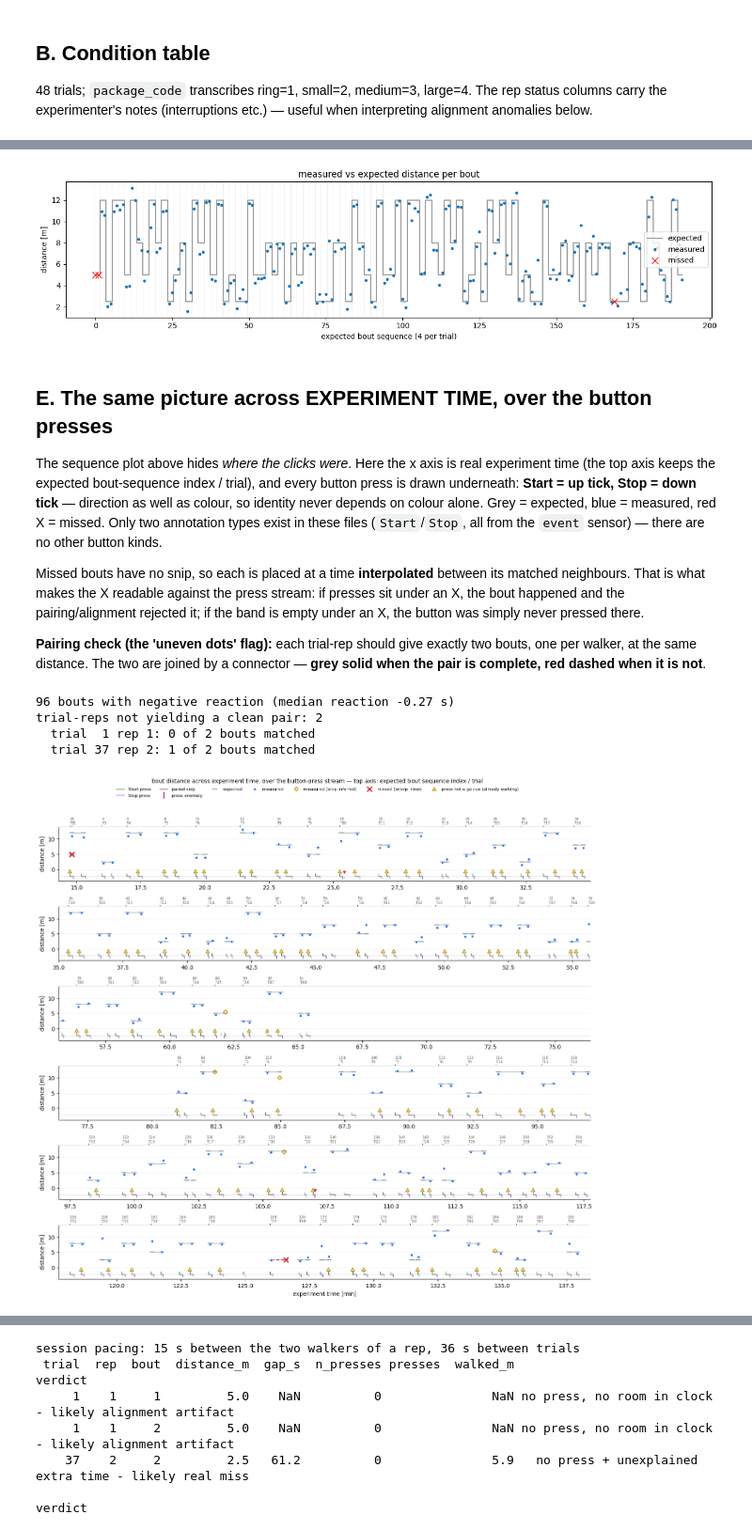
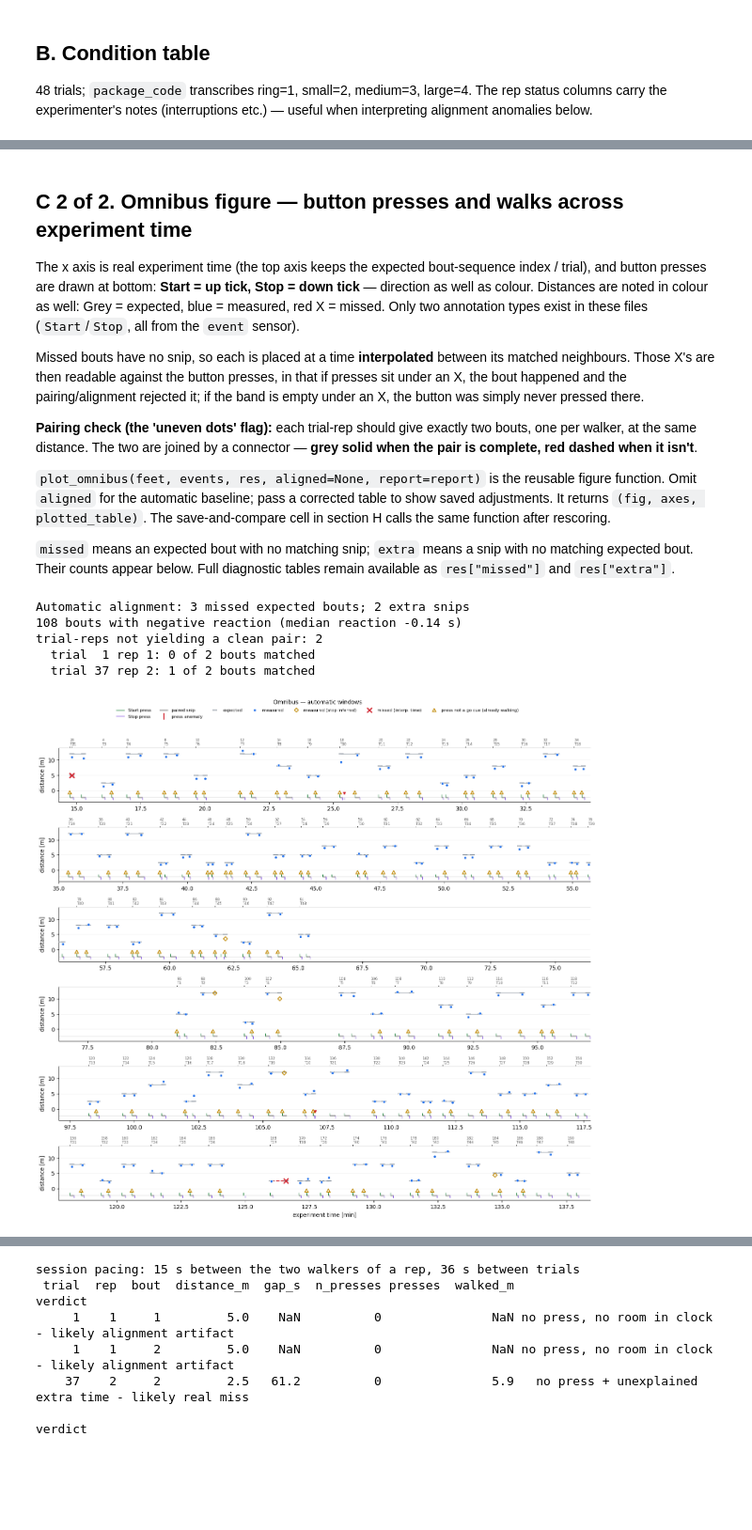
Before and after one commit to jeremydwong/stride_estimation_imu, a Jupyter notebook: notebooks/demo_brock_s07_s08_auto.ipynb, the cells around one changed output, grey strips where cells are left out. Shown at 94% size. Cells and saved outputs as stored; diff of their text form; code cells hidden in the pictures; blank space fills up the shorter version.

```diff
--- a/notebooks/demo_brock_s07_s08_auto.ipynb
+++ b/notebooks/demo_brock_s07_s08_auto.ipynb
@@ -113,24 +189,3 @@ pd.set_option('display.width', 160)
-# %%
-# --- OPTIONAL: build the trialtable CSV from the experimenter's xlsx --------
-# If there is no trialtable_<date>.csv yet (or no TRIALTABLE_URL), generate it
-# from the SubInfo2 workbook. On Colab this prompts you to UPLOAD the .xlsx
-# (small file); locally it reads the copy beside the imu data. The available
-# sheet names are printed - the one matching SESSION_TAG is used unless you
-# set SHEET yourself.
-BUILD_TRIALTABLE_FROM_XLSX = False    # set True to use this path
-SHEET = None                          # None = the sheet named like SESSION_TAG
-
-if BUILD_TRIALTABLE_FROM_XLSX:
-    from brock_functions import list_xlsx_sheets, trialtable_from_xlsx
-    if IN_COLAB:
-        from google.colab import files
-        up = files.upload()           # choose your SubInfo2*.xlsx
-        xlsx = next(iter(up))
-    else:
-        xlsx = os.path.join(DATA_DIR, 'SubInfo2(2).xlsx')
-    print('sheets in this workbook:', list_xlsx_sheets(xlsx))
-    CONDITION_CSV = trialtable_from_xlsx(xlsx, SHEET or SESSION_TAG, DATA_DIR)
-    print('trialtable written ->', CONDITION_CSV)
 # %% [markdown]
 ## A. Events → snips
 
@@ -263,7 +325,13 @@ The alignment tolerates extra snips and missing bouts.
 keep = np.setdiff1d(np.arange(len(snips)), report['short'])
 res = align_snips_to_trial_table(feet, snips[keep], conditions, inferred=inferred[keep],
                         time_weight=TIME_WEIGHT)
-aligned = res['aligned']
+# Who walked each bout: the alignment guesses from the farthest-moving foot,
+# which standing-foot drift can fool on short trials. Fix it from the
+# protocol's walking order (FIRST_WALKER, set in the configuration cell).
+res = assign_walkers_by_protocol(feet, res, first_walker=FIRST_WALKER)
+print(f"walker fixed by protocol order on {int(res['aligned']['walker_changed'].sum())} bouts")
+# Keep res['aligned'] as the untouched automatic baseline for comparisons.
+aligned = res['aligned'].copy(deep=True)
 err = aligned['distance_error_m'].abs()
 print(f"matched {aligned['snip'].notna().sum()}/{len(aligned)} expected bouts; "
       f"median |distance error| {err.median():.2f} m (95th pct {err.quantile(0.95):.2f} m)")
@@ -298,57 +343,55 @@ print(res['extra'][['start_s', 'stop_s', 'duration_s', 'distance_m', 'walker']]
-# %%
-# measured vs expected distance over the aligned sequence
-fig, ax = plt.subplots(figsize=(13, 3.5))
-x = np.arange(len(aligned))
-ax.step(x, aligned['distance_m'], where='mid', color='0.6', label='expected')
-ax.plot(x, aligned['measured_m'], '.', label='measured')
-miss = aligned['snip'].isna()
-ax.plot(x[miss], aligned['distance_m'][miss], 'rx', ms=9, label='missed')
-for t in aligned['trial'].unique():
-    ax.axvline(aligned.index[aligned['trial'] == t][0] - 0.5, color='0.9', lw=0.5, zorder=0)
-ax.set_xlabel('expected bout sequence (4 per trial)'); ax.set_ylabel('distance [m]')
-ax.legend(); ax.set_title('measured vs expected distance per bout')
-plt.tight_layout()
-# %% [output]
-[figure, removed]
 # %% [markdown]
-## E. The same picture across EXPERIMENT TIME, over the button presses
+## C 2 of 2. Omnibus figure — button presses and walks across experiment time
 
-The sequence plot above hides *where the clicks were*. Here the x axis is real
-experiment time (the top axis keeps the expected bout-sequence index / trial), and every
-button press is drawn underneath: **Start = up tick, Stop = down tick** — direction as
-well as colour, so identity never depends on colour alone. Grey = expected,
+The x axis is real experiment time (the top axis keeps the expected bout-sequence index / trial), and button
+presses are drawn at bottom: **Start = up tick, Stop = down tick** — direction as
+well as colour. Distances are noted in colour as well: Grey = expected,
 blue = measured, red X = missed. Only two annotation types exist in these files
-(`Start`/`Stop`, all from the `event` sensor) — there are no other button kinds.
+(`Start`/`Stop`, all from the `event` sensor).
 
 Missed bouts have no snip, so each is placed at a time **interpolated** between its
-matched neighbours. That is what makes the X readable against the press stream: if
+matched neighbours. Those X's are then readable against the button presses, in that if
 presses sit under an X, the bout happened and the pairing/alignment rejected it; if the
 band is empty under an X, the button was simply never pressed there.
 
 **Pairing check (the 'uneven dots' flag):** each trial-rep should give exactly two bouts,
 one per walker, at the same distance. The two are joined by a connector — **grey solid
-when the pair is complete, red dashed when it is not**.
+when the pair is complete, red dashed when it isn't**.
+
+`plot_omnibus(feet, events, res, aligned=None, report=report)` is the reusable
+figure function. Omit `aligned` for the automatic baseline; pass a corrected
+table to show saved adjustments. It returns `(fig, axes, plotted_table)`.
+The save-and-compare cell in section H calls the same function after rescoring.
+
+`missed` means an expected bout with no matching snip; `extra` means a snip
+with no matching expected bout. Their counts appear below. Full diagnostic
+tables remain available as `res["missed"]` and `res["extra"]`.
 # %%
+# Alignment diagnostics belong with the omnibus; no separate sequence plot.
+print(f"Automatic alignment: {len(res['missed'])} missed expected bouts; "
+      f"{len(res['extra'])} extra snips")
+
 # reaction time per bout (Start press -> snug gait start; ~10 s to compute).
 # NEGATIVE = the walker was already going: the press was not a go cue -
 # marked with an orange open triangle under the bout in the figure below.
 from brock_functions import estimate_reaction_s
 if 'reaction_s' not in aligned:
     aligned['reaction_s'] = estimate_reaction_s(feet, aligned)
 print(f"{(aligned['reaction_s'] < 0).sum()} bouts with negative reaction "
       f"(median reaction {aligned['reaction_s'].median():+.2f} s)")
 
-fig, axes = imu.draw_event_timeline(aligned, events, report, rows=6)
+fig, axes, _ = plot_omnibus(feet, events, res, report=report, rows=6)
 
 counts = imu.pair_status(aligned)
 uneven = {k: v for k, v in counts.items() if v != 2}
 print(f'trial-reps not yielding a clean pair: {len(uneven)}')
 for (trial, rep), n in sorted(uneven.items()):
     print(f'  trial {trial:>2} rep {rep}: {n} of 2 bouts matched')
 # %% [output]
-96 bouts with negative reaction (median reaction -0.27 s)
+Automatic alignment: 3 missed expected bouts; 2 extra snips
+108 bouts with negative reaction (median reaction -0.14 s)
 trial-reps not yielding a clean pair: 2
   trial  1 rep 1: 0 of 2 bouts matched
   trial 37 rep 2: 1 of 2 bouts matched
-[figure, old version]
+[figure, new version]
 # %% [markdown]
```
Also changed, not shown: parts of 30 cells of this notebook, 12 other files.
